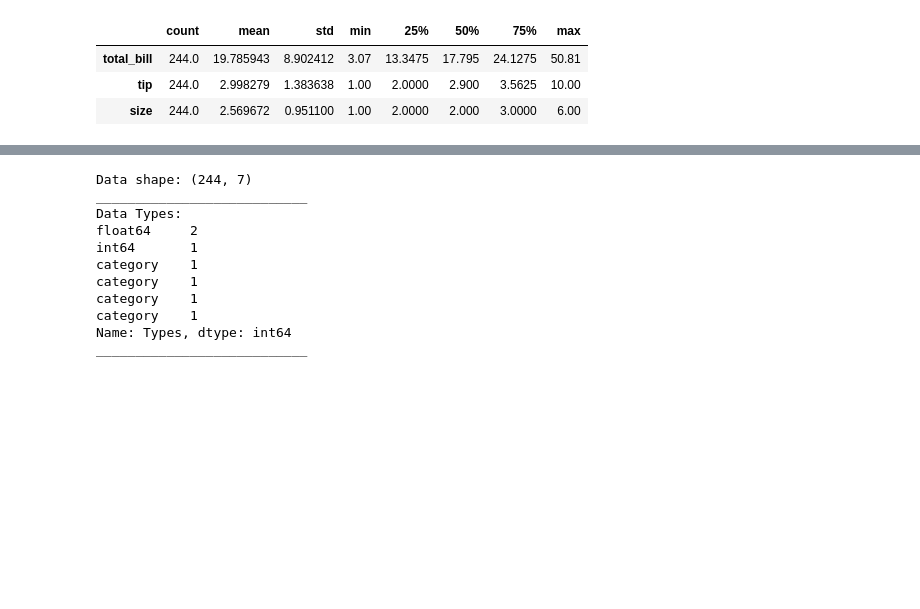
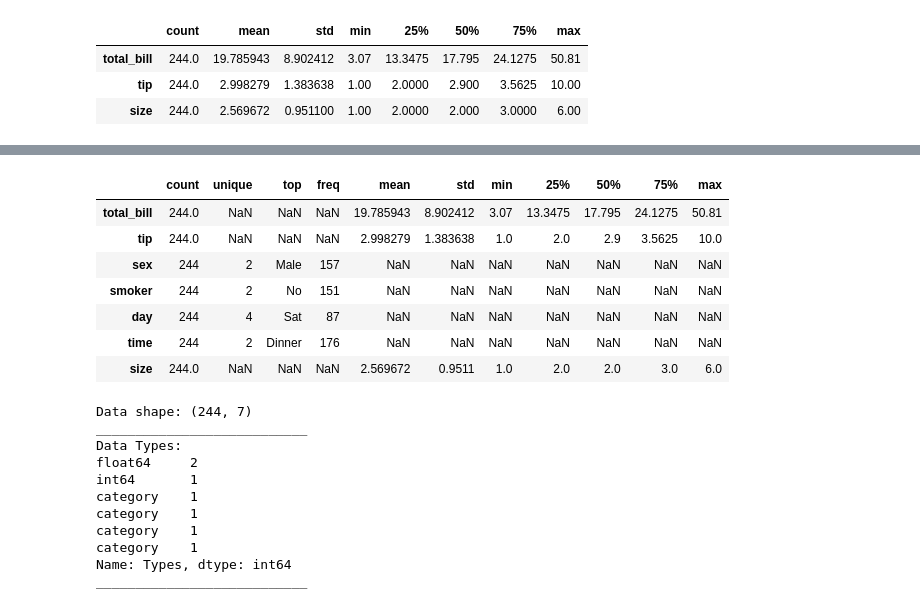
Before and after one commit to fidanfatih/Statistics_with_Python, a Jupyter notebook: Statistics_Assignment_2.ipynb, the cells around one changed output, grey strips where cells are left out. Cells and saved outputs as stored; diff of their text form; code cells hidden in the pictures; blank space fills up the shorter version.

```diff
--- a/Statistics_Assignment_2.ipynb
+++ b/Statistics_Assignment_2.ipynb
@@ -238 +189,12 @@ Name: time, dtype: int64
+# %%
+tips.describe(include = 'all').T
+# %% [output]
+|  | count | unique | top | freq | mean | std | min | 25% | 50% | 75% | max |
+| total_bill | 244.0 | NaN | NaN | NaN | 19.785943 | 8.902412 | 3.07 | 13.3475 | 17.795 | 24.1275 | 50.81 |
+| tip | 244.0 | NaN | NaN | NaN | 2.998279 | 1.383638 | 1.0 | 2.0 | 2.9 | 3.5625 | 10.0 |
+| sex | 244 | 2 | Male | 157 | NaN | NaN | NaN | NaN | NaN | NaN | NaN |
+| smoker | 244 | 2 | No | 151 | NaN | NaN | NaN | NaN | NaN | NaN | NaN |
+| day | 244 | 4 | Sat | 87 | NaN | NaN | NaN | NaN | NaN | NaN | NaN |
+| time | 244 | 2 | Dinner | 176 | NaN | NaN | NaN | NaN | NaN | NaN | NaN |
+| size | 244.0 | NaN | NaN | NaN | 2.569672 | 0.9511 | 1.0 | 2.0 | 2.0 | 3.0 | 6.0 |
 # %%
```
Also changed, not shown: parts of 21 cells of this notebook.
